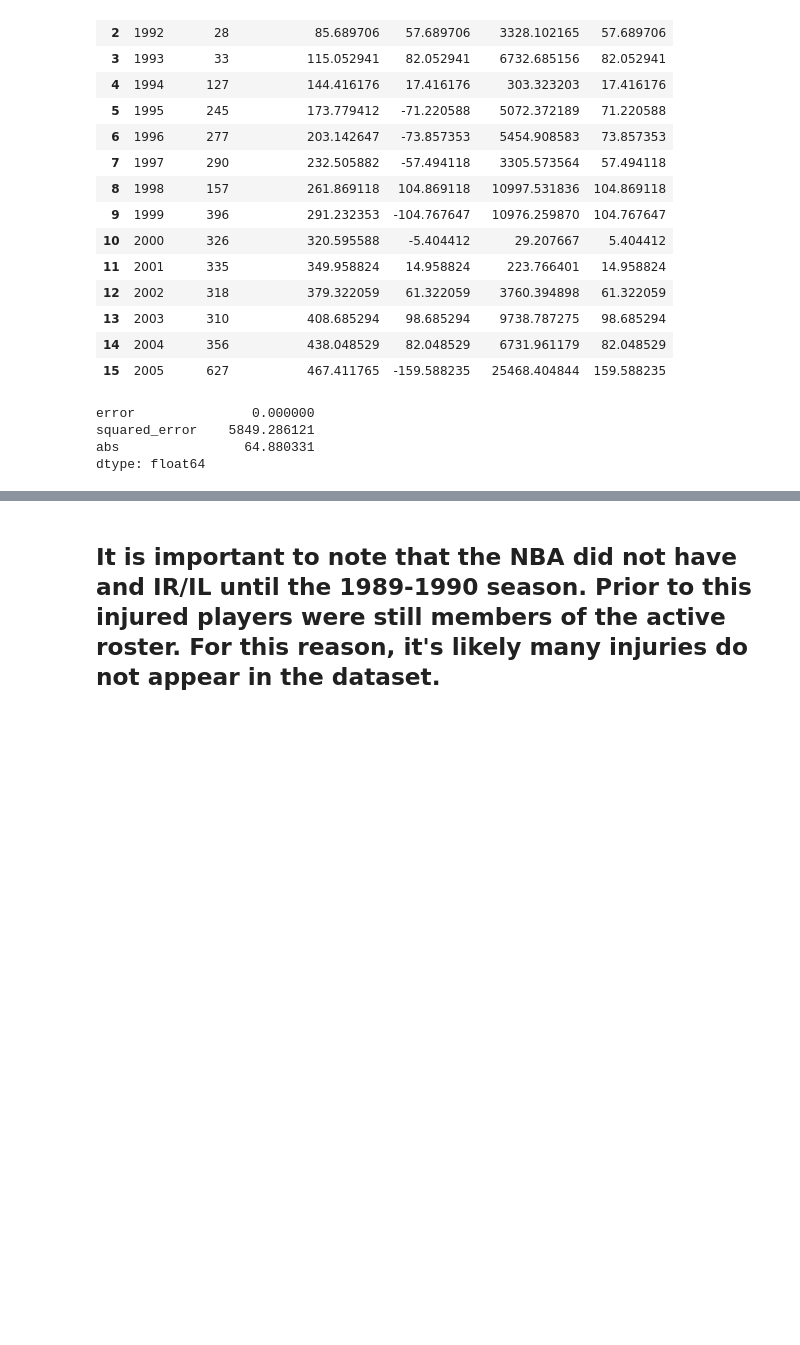
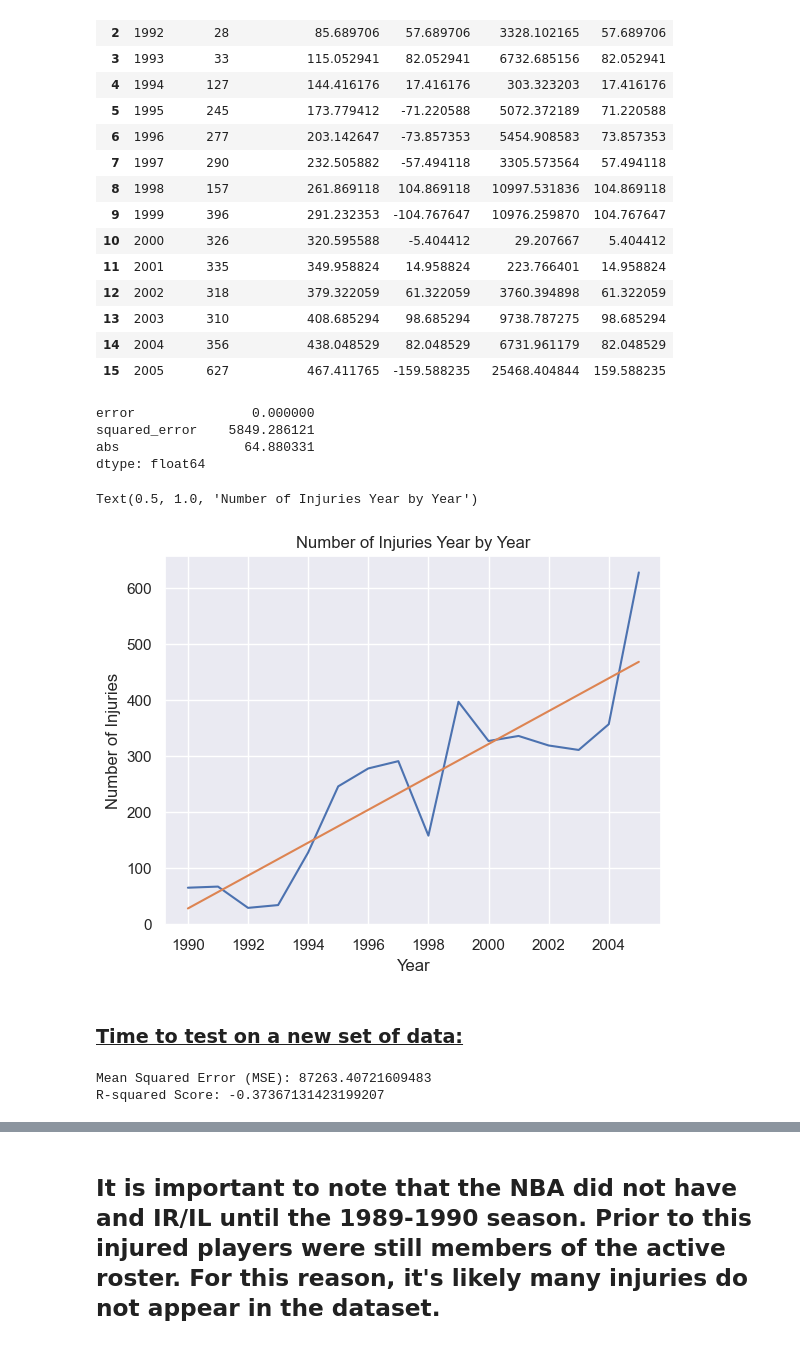
Before and after one commit to adc1021/NBAInjuryPredictor, a Jupyter notebook: notebooks/Forecasting.ipynb, the cells around one changed output, grey strips where cells are left out. Drawn from its saved outputs; the diff is of its cells as text; code cells hidden in the pictures; blank space fills up the shorter version.

Commit message:
plot our test data against our trained model

```diff
--- a/notebooks/Forecasting.ipynb
+++ b/notebooks/Forecasting.ipynb
@@ -150,3 +151,15 @@ error               0.000000
 squared_error    5849.286121
 abs                64.880331
 dtype: float64
+# %%
+sns.set(style="darkgrid")
+sns.lineplot(x=train_data['Year'], y=train_data['Injuries'], data=train_data)
+sns.lineplot(x=train_data['Year'], y=train_data['prediction_insample'], data=train_data)
+plt.xlabel('Year')
+plt.ylabel('Number of Injuries')
+plt.title('Number of Injuries Year by Year')
+# %% [output]
+Text(0.5, 1.0, 'Number of Injuries Year by Year')
+[figure, added]
+# %% [markdown]
+### <u>Time to test on a new set of data:<u>
@@ -152,0 +173,12 @@ dtype: float64
+# %%
+## Now let's evaluate the models performance
+## Using R-Squared score to determine the performance of the model
+
+mse = mean_squared_error(y_test, y_pred)
+r2 = r2_score(y_test, y_pred)
+
+print("Mean Squared Error (MSE):", mse)
+print("R-squared Score:", r2)
+# %% [output]
+Mean Squared Error (MSE): 87263.40721609483
+R-squared Score: -0.37367131423199207
```
Also changed, not shown: parts of 15 cells of this notebook.
